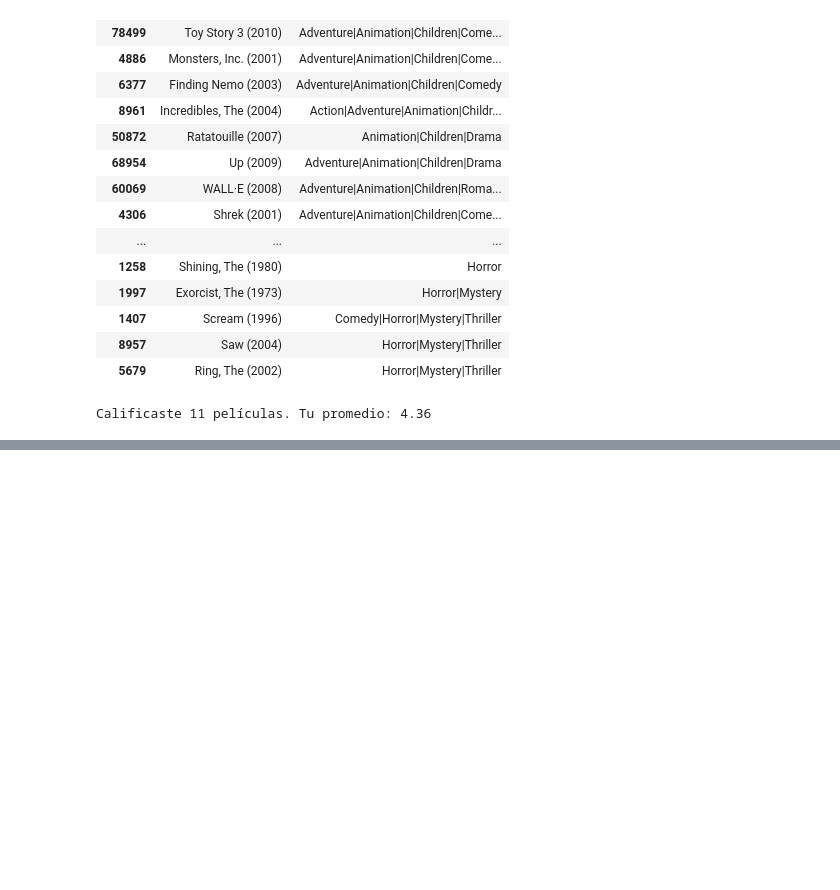
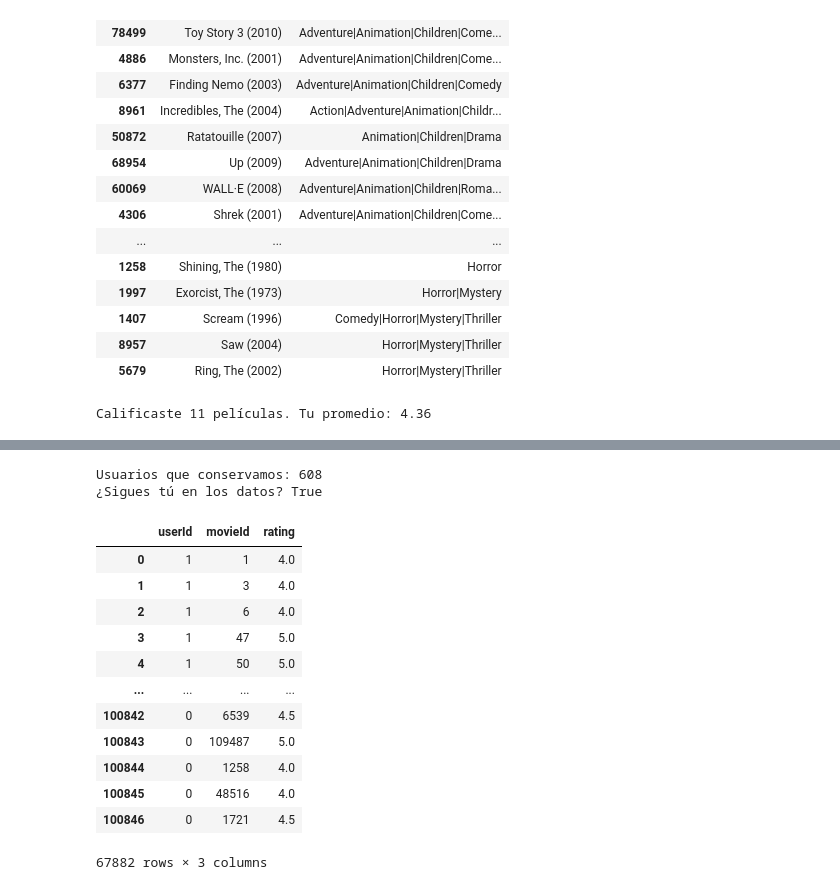
Before and after one commit to CarlosBallesuag/IA_Practicas_LAB, a Jupyter notebook: Practicas Parcial 3/Modelo_Recomendador_Peliculas.ipynb, the cells around one changed output, grey strips where cells are left out. Saved outputs shown, nothing was run; the diff lists cells and outputs as text; code cells hidden in the pictures; blank space fills up the shorter version.

```diff
--- a/Practicas Parcial 3/Modelo_Recomendador_Peliculas.ipynb
+++ b/Practicas Parcial 3/Modelo_Recomendador_Peliculas.ipynb
@@ -150,0 +189,24 @@ califificaciones =
+# %%
+usuarios_validos = resumen[(resumen["count"] >= 10) & (resumen["std"] > 0)].index
+datos = datos[datos["userId"].isin(usuarios_validos)]
+print("Usuarios que conservamos:", datos["userId"].nunique())
+print("¿Sigues tú en los datos?", 0 in usuarios_validos)
+# %% [output]
+Usuarios que conservamos: 608
+¿Sigues tú en los datos? True
+# %%
+datos
+# %% [output]
+|  | userId | movieId | rating |
+| 0 | 1 | 1 | 4.0 |
+| 1 | 1 | 3 | 4.0 |
+| 2 | 1 | 6 | 4.0 |
+| 3 | 1 | 47 | 5.0 |
+| 4 | 1 | 50 | 5.0 |
+| ... | ... | ... | ... |
+| 100842 | 0 | 6539 | 4.5 |
+| 100843 | 0 | 109487 | 5.0 |
+| 100844 | 0 | 1258 | 4.0 |
+| 100845 | 0 | 48516 | 4.0 |
+| 100846 | 0 | 1721 | 4.5 |
+67882 rows × 3 columns
```
Also changed, not shown: parts of 23 cells of this notebook.
